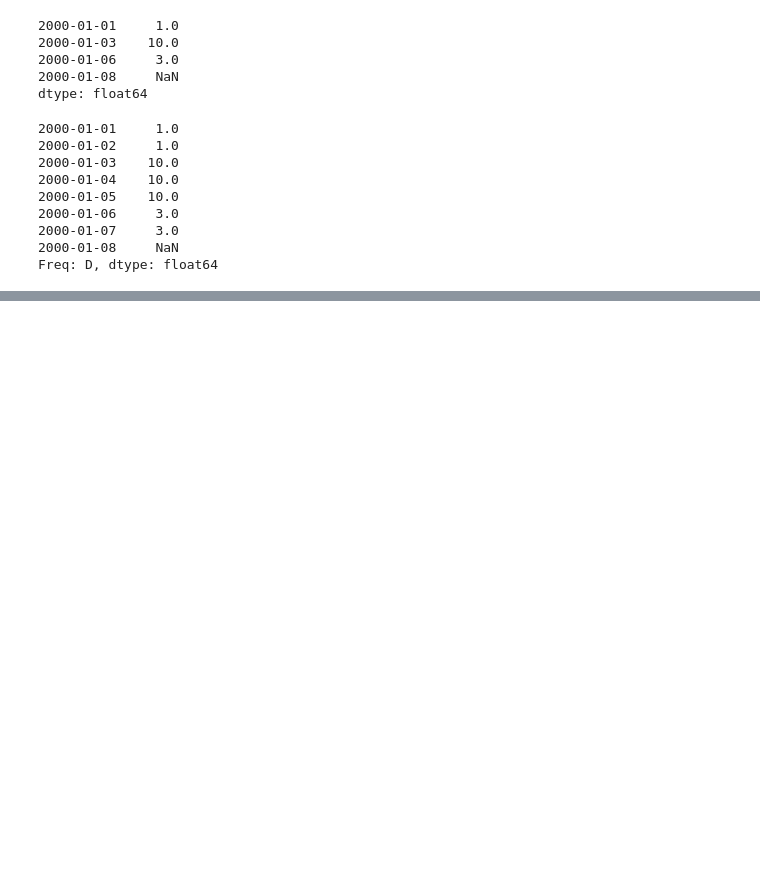
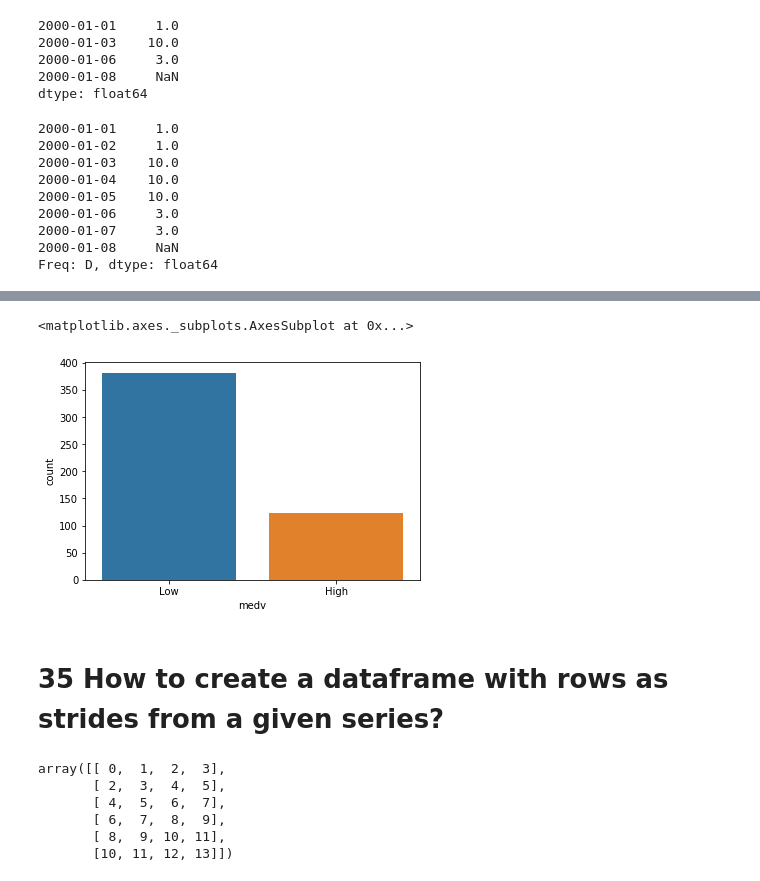
Before and after one commit to robineriksson/HackerRankSolutions, a Jupyter notebook: pandasChallenges/101 pandas excercises for Data analytics.ipynb, the cells around one changed output, grey strips where cells are left out. Drawn from its saved outputs; the diff is of its cells as text; code cells hidden in the pictures; blank space fills up the shorter version.

```diff
--- a/pandasChallenges/101 pandas excercises for Data analytics.ipynb
+++ b/pandasChallenges/101 pandas excercises for Data analytics.ipynb
@@ -535,0 +572,10 @@ Freq: D, dtype: float64
+# %%
+df = pd.read_csv("boston.csv",
+                 converters={"medv": lambda x: "High" if float(x) > 25 else "Low"})
+# %%
+sns.countplot(data=df, x = "medv")
+# %% [output]
+<matplotlib.axes._subplots.AxesSubplot at 0x...>
+[figure, added]
+# %% [markdown]
+# 35 How to create a dataframe with rows as strides from a given series?
@@ -535,0 +584,13 @@ Freq: D, dtype: float64
+# %%
+def gen_strides(a, stride_len=5, window_len=5):
+    n_strides = ((a.size - window_len)//stride_len) + 1
+    return np.array([a[s:(s+window_len)] for s in np.arange(0, a.size, stride_len)[:n_strides]])
+
+gen_strides(L, stride_len=2, window_len=4)
+# %% [output]
+array([[ 0,  1,  2,  3],
+       [ 2,  3,  4,  5],
+       [ 4,  5,  6,  7],
+       [ 6,  7,  8,  9],
+       [ 8,  9, 10, 11],
+       [10, 11, 12, 13]])
```
Also changed, not shown: parts of 40 cells of this notebook, 2 other files.
